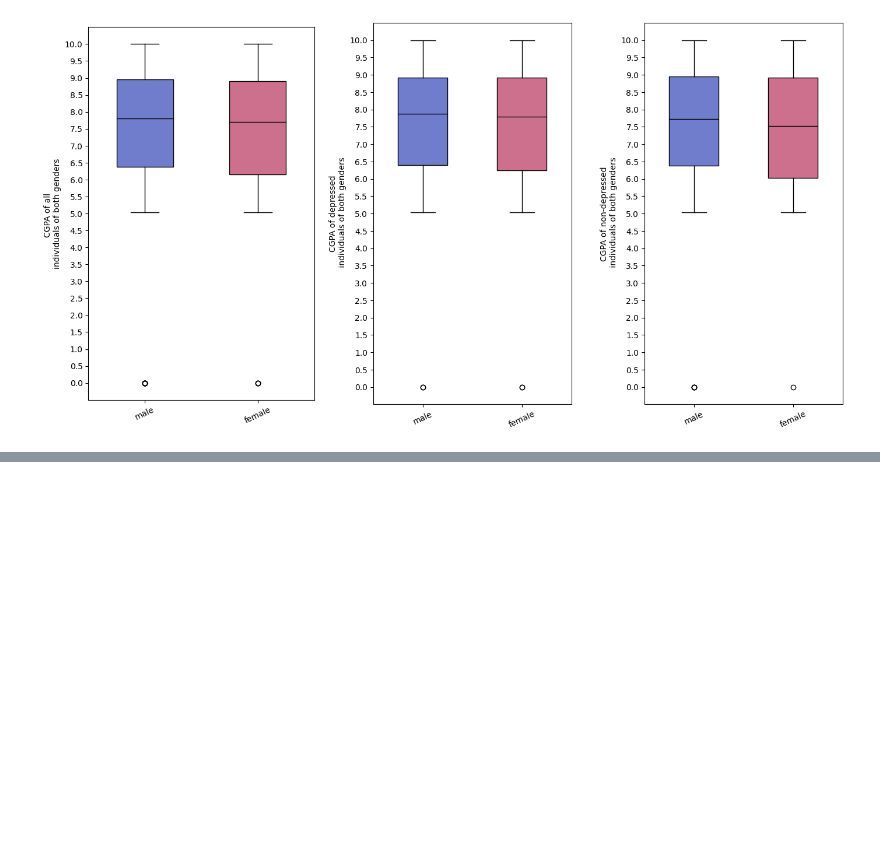
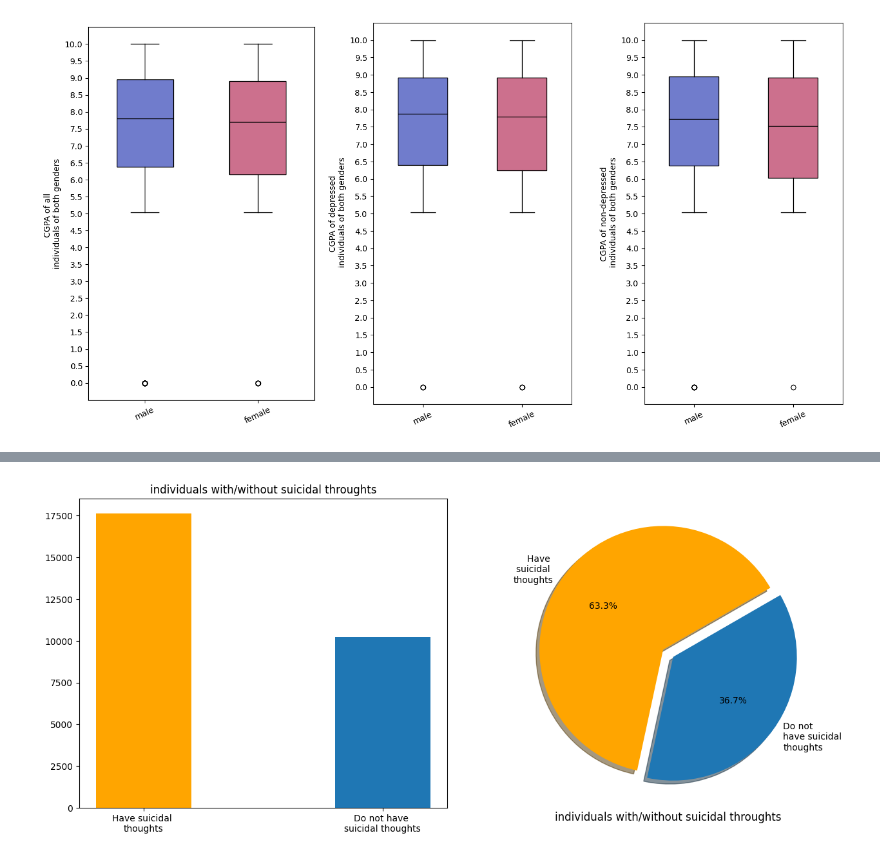
Before and after one commit to gagankumar2488/student_depression_data_analysis, a Jupyter notebook: analysis/analysis_process.ipynb, the cells around one changed output, grey strips where cells are left out. Drawn from its saved outputs; the diff is of its cells as text; code cells hidden in the pictures; blank space fills up the shorter version.

```diff
--- a/analysis/analysis_process.ipynb
+++ b/analysis/analysis_process.ipynb
@@ -371,0 +400,21 @@ plt.show()
+# %%
+fig,axes = plt.subplots(nrows = 1, ncols = 2, figsize=(15, 6))
+#-----------------------------------------------------------------------------------------------------------------------------
+labels1 = df['Have you ever had suicidal thoughts ?'].value_counts().index
+colors = ['orange','#1f77b4']
+# (0.2,0.4,0.2,0.6)
+axes[0].bar(labels1, df['Have you ever had suicidal thoughts ?'].value_counts(), width=0.4, color = colors)
+axes[0].set_xticks(labels1,['Have suicidal \nthoughts','Do not have \nsuicidal thoughts'],
+                    rotation=0, ha='center')
+axes[0].tick_params(axis='x', labelsize=10)
+axes[0].set_title('individuals with/without suicidal throughts')
+#-----------------------------------------------------------------------------------------------------------------------------
+explode = (0.05,0.05)
+axes[1].pie(df['Have you ever had suicidal thoughts ?'].value_counts(), autopct='%1.1f%%', shadow=True, startangle = 30,
+             labels = ['Have \nsuicidal \nthoughts','Do not \nhave suicidal\nthoughts'], explode = explode, colors=colors)
+axes[1].set_xlabel('individuals with/without suicidal throughts',size = 12)
+plt.subplots_adjust(left=0.1, right=0.9, top=0.9, bottom=0.1, wspace=0.1, hspace=0.4)
+#-----------------------------------------------------------------------------------------------------------------------------
+plt.show()
+# %% [output]
+[figure, added]
```
Also changed, not shown: parts of 3 cells of this notebook.
